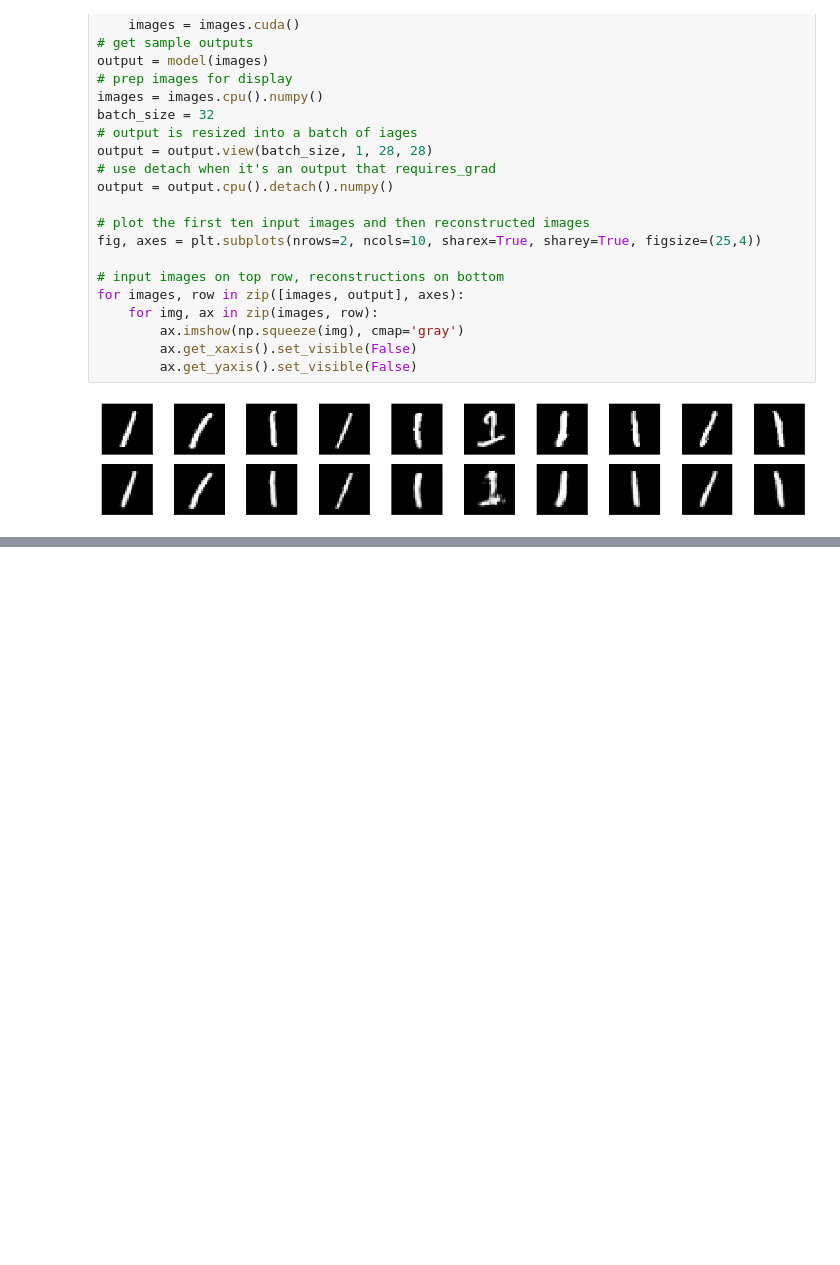
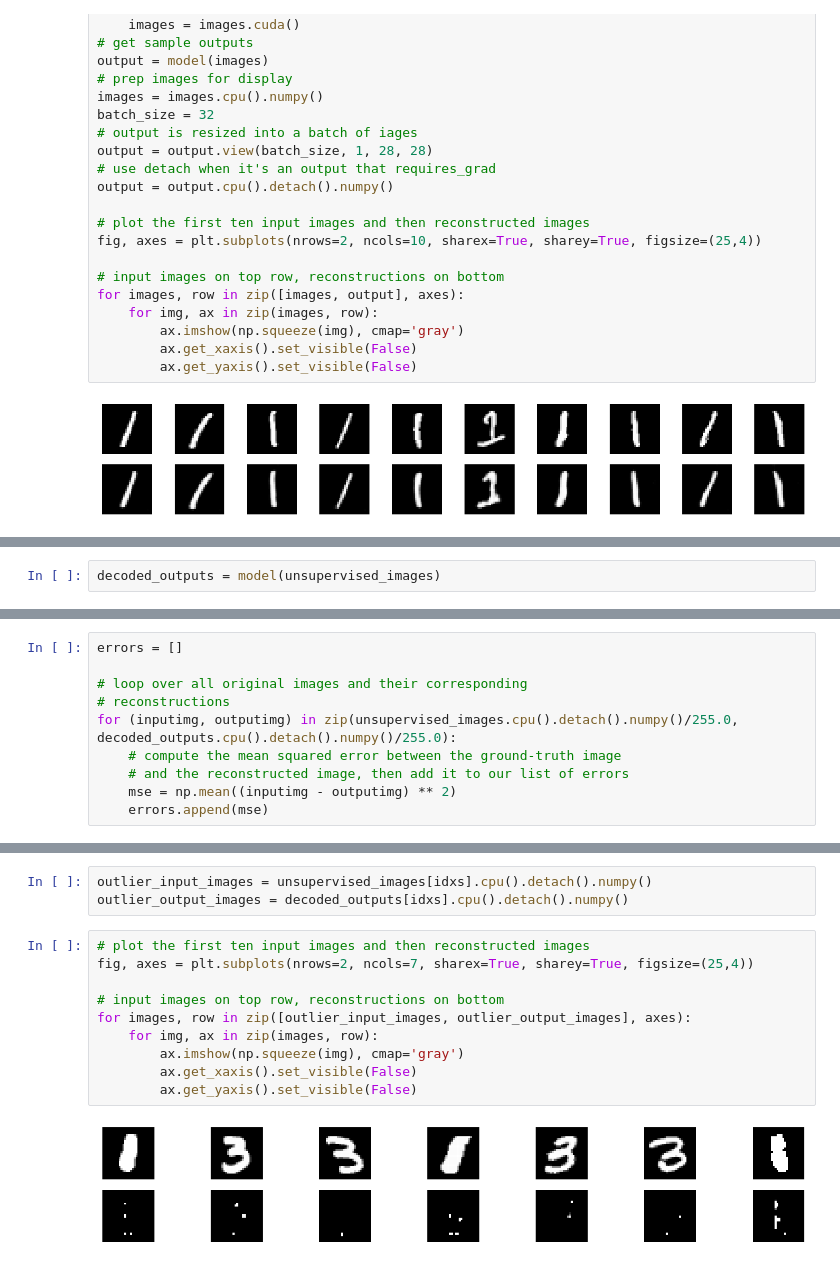
Before and after one commit to mmrahman-utexas/Unsupervised_Anomaly_Detection_Using_Convolutional_Autoencoder_Pytorch, a Jupyter notebook: Unsupervised_Anomaly_Detection_Using_Convolutional_AutoEncoders.ipynb, the cells around one changed output, grey strips where cells are left out. Drawn from its saved outputs; the diff is of its cells as text; blank space fills up the shorter version.

```diff
--- a/Unsupervised_Anomaly_Detection_Using_Convolutional_AutoEncoders.ipynb
+++ b/Unsupervised_Anomaly_Detection_Using_Convolutional_AutoEncoders.ipynb
@@ -355,0 +413,2 @@ for images, row in zip([images, output], axes):
+# %%
+decoded_outputs = model(unsupervised_images)
@@ -355,0 +419,10 @@ for images, row in zip([images, output], axes):
+# %%
+errors = []
+
+# loop over all original images and their corresponding
+# reconstructions
+for (inputimg, outputimg) in zip(unsupervised_images.cpu().detach().numpy()/255.0, decoded_outputs.cpu().detach().numpy()/255.0):
+    # compute the mean squared error between the ground-truth image
+    # and the reconstructed image, then add it to our list of errors
+    mse = np.mean((inputimg - outputimg) ** 2)
+    errors.append(mse)
@@ -355,0 +443,15 @@ for images, row in zip([images, output], axes):
+# %%
+outlier_input_images = unsupervised_images[idxs].cpu().detach().numpy()
+outlier_output_images = decoded_outputs[idxs].cpu().detach().numpy()
+# %%
+# plot the first ten input images and then reconstructed images
+fig, axes = plt.subplots(nrows=2, ncols=7, sharex=True, sharey=True, figsize=(25,4))
+
+# input images on top row, reconstructions on bottom
+for images, row in zip([outlier_input_images, outlier_output_images], axes):
+    for img, ax in zip(images, row):
+        ax.imshow(np.squeeze(img), cmap='gray')
+        ax.get_xaxis().set_visible(False)
+        ax.get_yaxis().set_visible(False)
+# %% [output]
+[figure, added]
```
Also changed, not shown: parts of 12 cells of this notebook, 3 other files.
